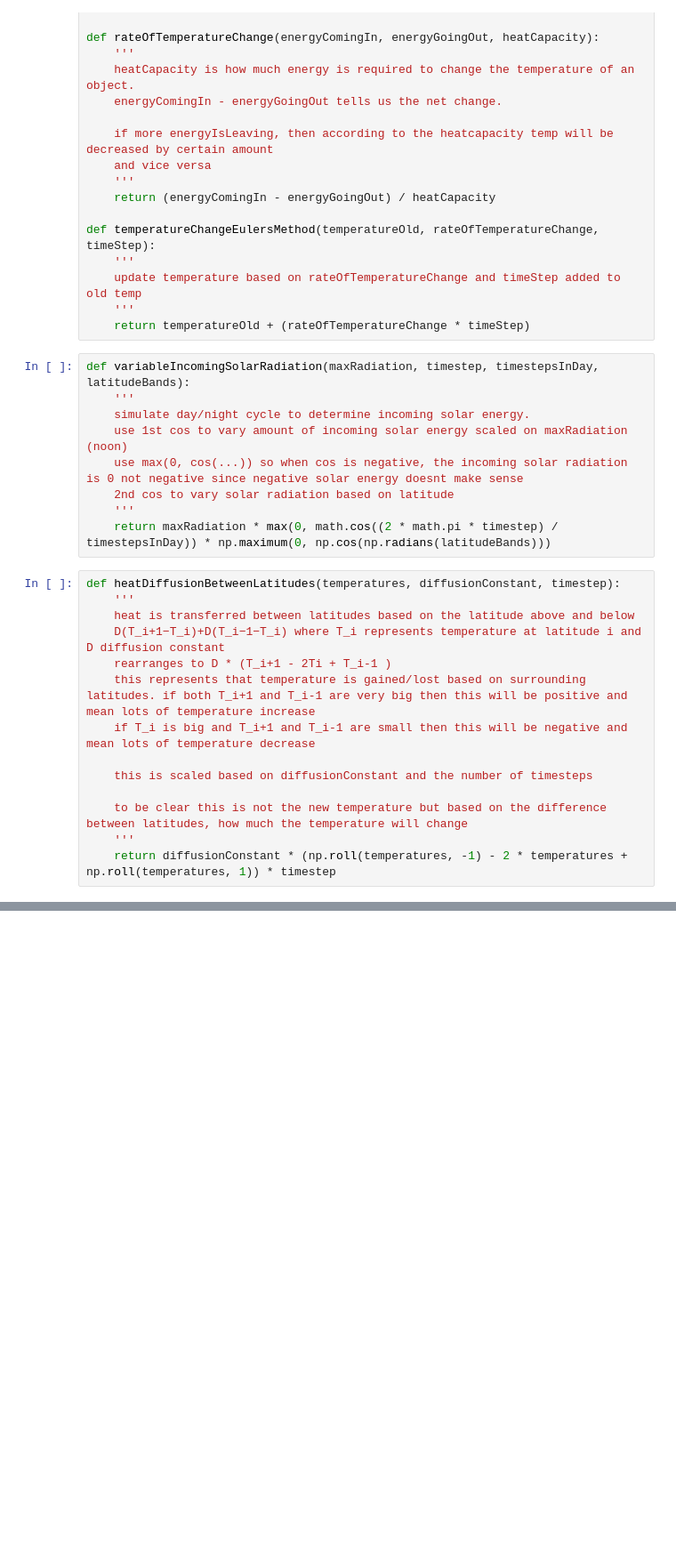
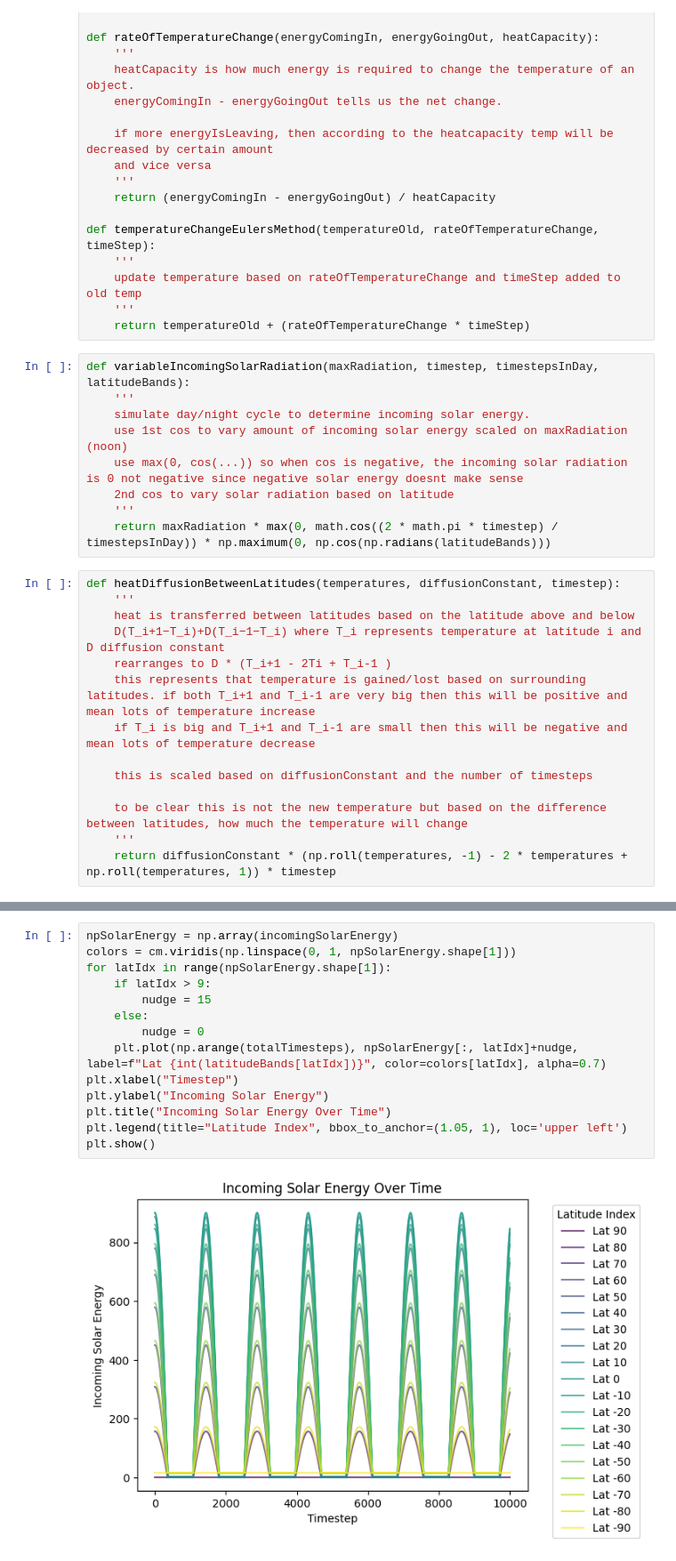
Before and after one commit to Antel0pe/WeatherSimulations, a Jupyter notebook: notebooks/VerySimplePhysicsWeatherModel.ipynb, the cells around one changed output, grey strips where cells are left out. Shown: that part at 89% size. Drawn from its saved outputs; the diff is of its cells as text; blank space fills up the shorter version.

```diff
--- a/notebooks/VerySimplePhysicsWeatherModel.ipynb
+++ b/notebooks/VerySimplePhysicsWeatherModel.ipynb
@@ -127,0 +133,16 @@ plt.show()
+# %%
+npSolarEnergy = np.array(incomingSolarEnergy)
+colors = cm.viridis(np.linspace(0, 1, npSolarEnergy.shape[1]))
+for latIdx in range(npSolarEnergy.shape[1]):
+    if latIdx > 9:
+        nudge = 15
+    else:
+        nudge = 0
+    plt.plot(np.arange(totalTimesteps), npSolarEnergy[:, latIdx]+nudge, label=f"Lat {int(latitudeBands[latIdx])}", color=colors[latIdx], alpha=0.7)
+plt.xlabel("Timestep")
+plt.ylabel("Incoming Solar Energy")
+plt.title("Incoming Solar Energy Over Time")
+plt.legend(title="Latitude Index", bbox_to_anchor=(1.05, 1), loc='upper left')
+plt.show()
+# %% [output]
+[figure, added]
```
Also changed, not shown: parts of 4 cells of this notebook, 1 other file.
